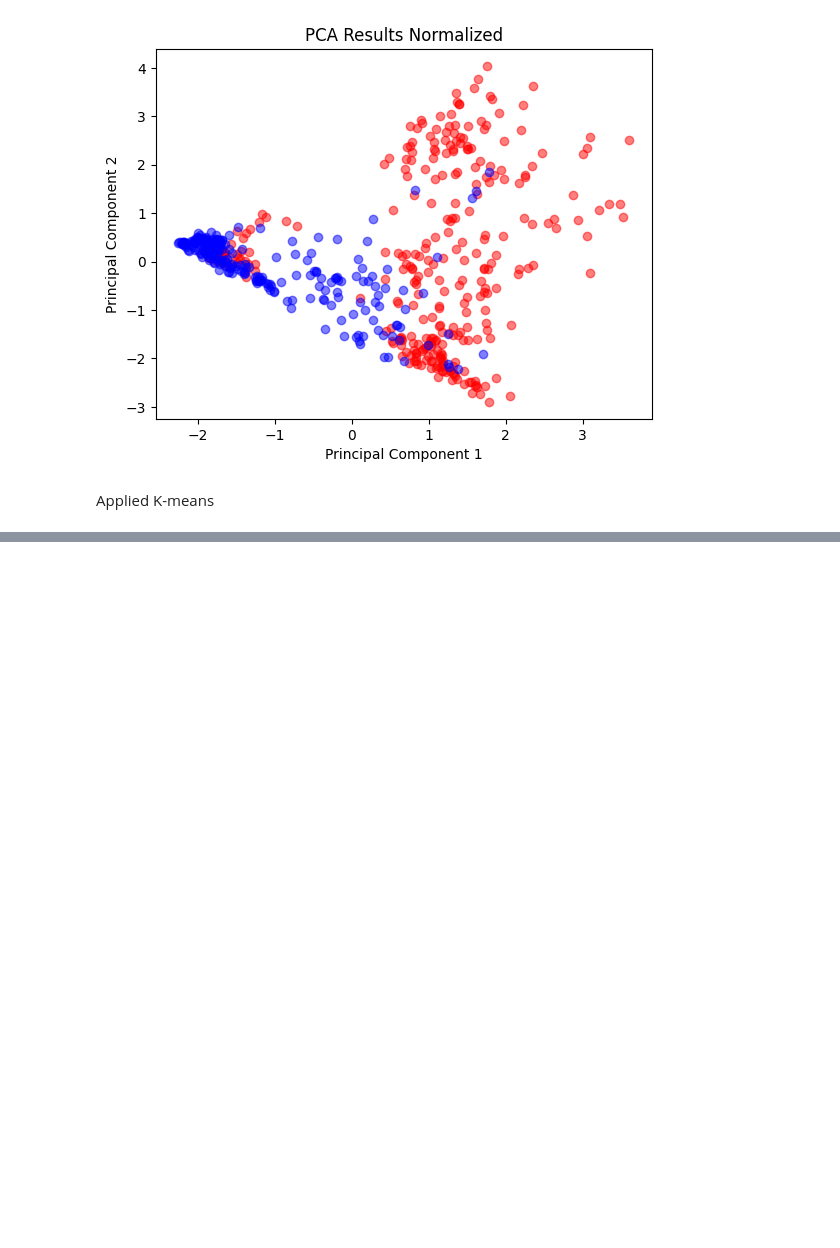
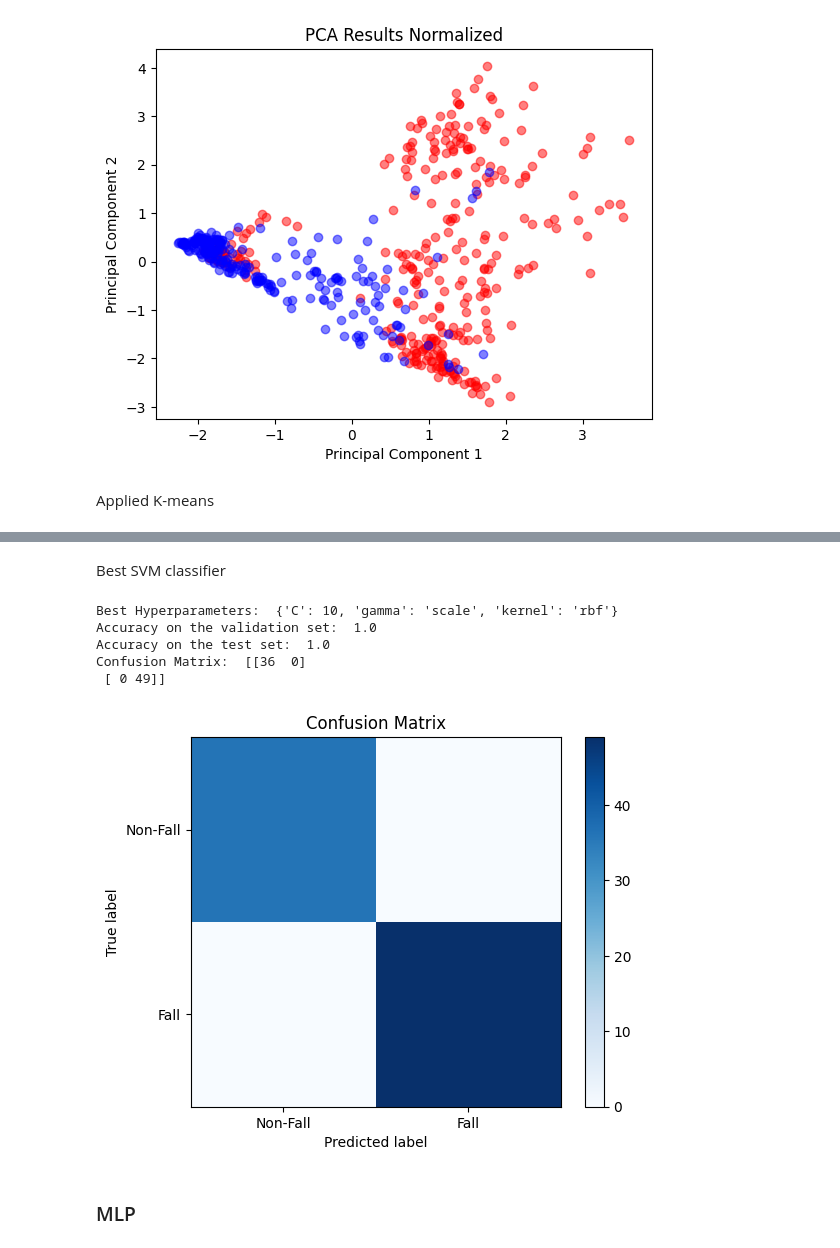
Before and after one commit to gorkemsolun/Fall-Detection, a Jupyter notebook: GE461_Project4_Gorkem_Kadir_Solun_22003214.ipynb, the cells around one changed output, grey strips where cells are left out. Saved outputs shown, nothing was run; the diff lists cells and outputs as text; code cells hidden in the pictures; blank space fills up the shorter version.

```diff
--- a/GE461_Project4_Gorkem_Kadir_Solun_22003214.ipynb
+++ b/GE461_Project4_Gorkem_Kadir_Solun_22003214.ipynb
@@ -253,0 +373,44 @@ for n_clusters in range(2, 8):
+# %% [markdown]
+Best SVM classifier
+# %%
+# Get the best hyperparameters
+best_hyperparameters = results[0]["params"]
+print("Best Hyperparameters: ", best_hyperparameters)
+
+# Train the SVM model with the best hyperparameters
+svm_best = SVC(**best_hyperparameters)
+svm_best.fit(data_train, labels_train)
+
+# Get the accuracy of the model on the validation set
+accuracy_val = svm_best.score(data_val, labels_val)
+print("Accuracy on the validation set: ", accuracy_val)
+
+# Get the accuracy of the model on the test set
+accuracy_test = svm_best.score(data_test, labels_test)
+print("Accuracy on the test set: ", accuracy_test)
+
+# Get the confusion matrix of the model on the test set
+labels_pred = svm_best.predict(data_test)
+conf_matrix = confusion_matrix(labels_test, labels_pred)
+print("Confusion Matrix: ", conf_matrix)
+
+# Plot the confusion matrix
+plt.figure()
+plt.imshow(conf_matrix, interpolation="nearest", cmap=plt.cm.Blues)
+plt.title("Confusion Matrix")
+plt.colorbar()
+tick_marks = np.arange(2)
+plt.xticks(tick_marks, ["Non-Fall", "Fall"])
+plt.yticks(tick_marks, ["Non-Fall", "Fall"])
+plt.ylabel("True label")
+plt.xlabel("Predicted label")
+plt.show()
+# %% [output]
+Best Hyperparameters:  {'C': 10, 'gamma': 'scale', 'kernel': 'rbf'}
+Accuracy on the validation set:  1.0
+Accuracy on the test set:  1.0
+Confusion Matrix:  [[36  0]
+ [ 0 49]]
+[figure, added]
+# %% [markdown]
+### MLP
```
Also changed, not shown: parts of 12 cells of this notebook.
